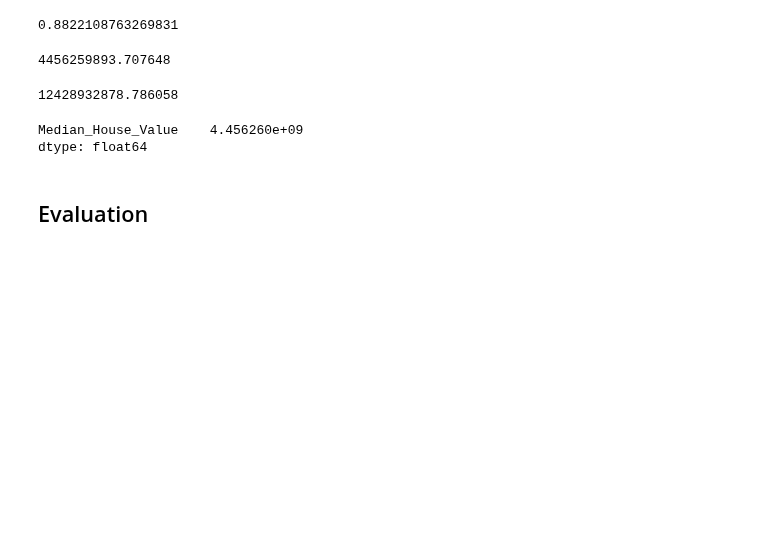
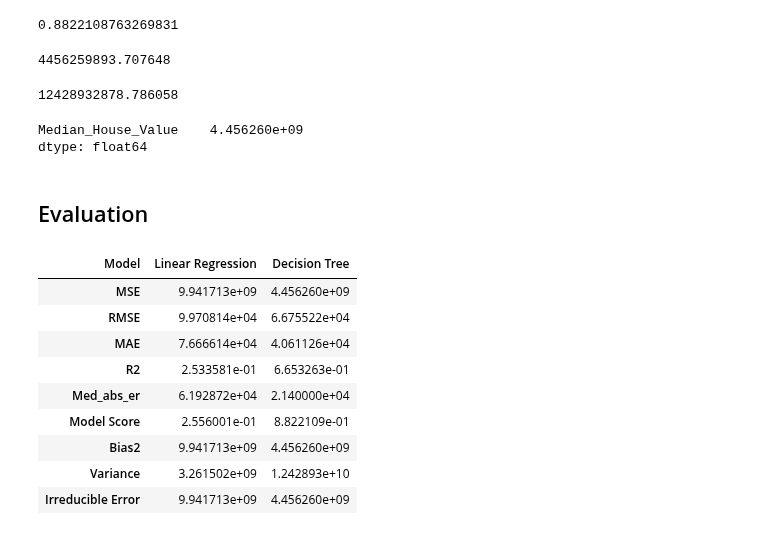
Before and after one commit to DSBE-Semester-A/DataMining, a Jupyter notebook: Assignment1.ipynb, the cells around one changed output. Saved outputs shown, nothing was run; the diff lists cells and outputs as text; code cells hidden in the pictures; blank space fills up the shorter version.

```diff
--- a/Assignment1.ipynb
+++ b/Assignment1.ipynb
@@ -312,3 +312,34 @@ Median_House_Value    4.456260e+09
 dtype: float64
 # %% [markdown]
 ## Evaluation
+# %%
+# Create a dictionary with the results
+results = {
+    'Model': ['Linear Regression', 'Decision Tree'],
+    'MSE': [MSE_lin, MSE_dec],
+    'RMSE': [RMSE_lin, RMSE_dec],
+    'MAE': [MAE_lin, MAE_dec],
+    'R2': [R2_lin, R2_dec],
+    'Med_abs_er': [Med_abs_er_lin, Med_abs_er_dec],
+    'Model Score': [mod_poly.score(X, y), decision_tree_model.score(X, y)],
+    'Bias2': [bias_lin, bias_dec],
+    'Variance': [variance_lin, variance_dec],
+    'Irreducible Error': [irreducible_error_lin.values[0], irreducible_error_dec.values[0]]
+}
+# %%
+# Create the dataframe
+results_df = pd.DataFrame(results)
+
+# Display the dataframe
+results_df.set_index('Model').T
+# %% [output]
+| Model | Linear Regression | Decision Tree |
+| MSE | 9.941713e+09 | 4.456260e+09 |
+| RMSE | 9.970814e+04 | 6.675522e+04 |
+| MAE | 7.666614e+04 | 4.061126e+04 |
+| R2 | 2.533581e-01 | 6.653263e-01 |
+| Med_abs_er | 6.192872e+04 | 2.140000e+04 |
+| Model Score | 2.556001e-01 | 8.822109e-01 |
+| Bias2 | 9.941713e+09 | 4.456260e+09 |
+| Variance | 3.261502e+09 | 1.242893e+10 |
+| Irreducible Error | 9.941713e+09 | 4.456260e+09 |
```
Also changed, not shown: parts of 1 cell of this notebook.
